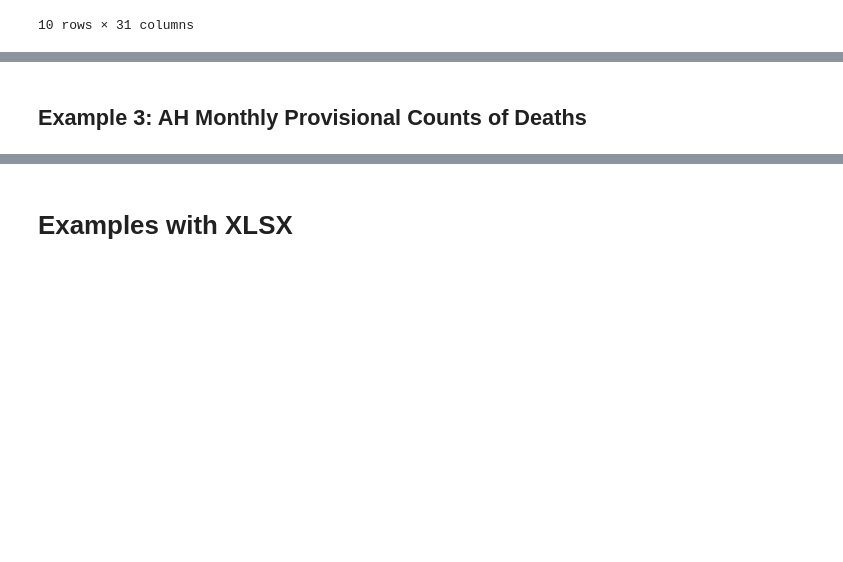
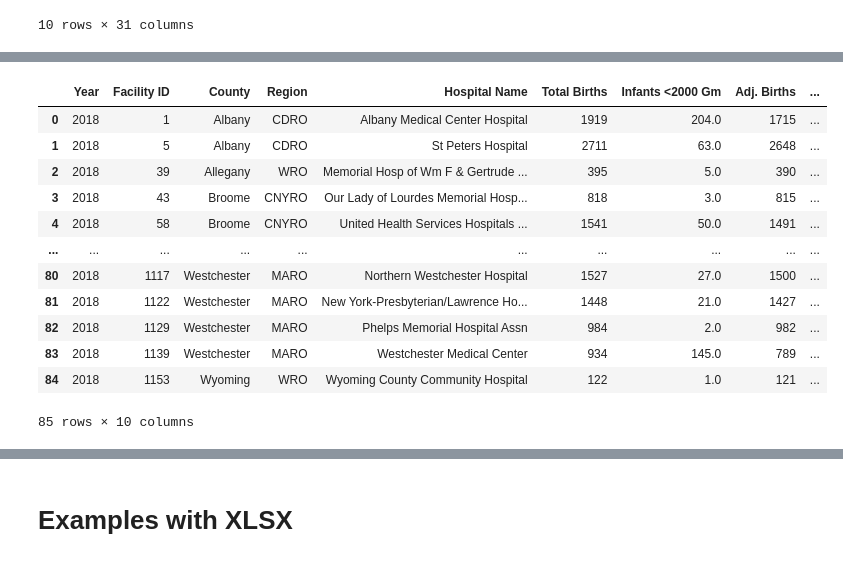
Before and after one commit to EugeneHsiung/datasci_1_loading, a Jupyter notebook: HHA507W1_Intro.ipynb, the cells around one changed output, grey strips where cells are left out. Cells and saved outputs as stored; diff of their text form; code cells hidden in the pictures; blank space fills up the shorter version.

```diff
--- a/HHA507W1_Intro.ipynb
+++ b/HHA507W1_Intro.ipynb
@@ -64,2 +77,2 @@ YouthTobacco.head(10)
 # %%
-SCC = pd.read_csv('ChronicConditions.csv')
+HepB = pd.read_csv('Hepatitis_B_Birth_Dose_Vaccinated_2018.csv')
@@ -70,2 +79,16 @@ SCC [0:10]
-# %% [markdown]
-## Example 3: AH Monthly Provisional Counts of Deaths
+# %%
+HepB
+# %% [output]
+|  | Year | Facility ID | County | Region | Hospital Name | Total Births | Infants <2000 Gm | Adj. Births | ... |
+| 0 | 2018 | 1 | Albany | CDRO | Albany Medical Center Hospital | 1919 | 204.0 | 1715 | ... |
+| 1 | 2018 | 5 | Albany | CDRO | St Peters Hospital | 2711 | 63.0 | 2648 | ... |
+| 2 | 2018 | 39 | Allegany | WRO | Memorial Hosp of Wm F & Gertrude ... | 395 | 5.0 | 390 | ... |
+| 3 | 2018 | 43 | Broome | CNYRO | Our Lady of Lourdes Memorial Hosp... | 818 | 3.0 | 815 | ... |
+| 4 | 2018 | 58 | Broome | CNYRO | United Health Services Hospitals ... | 1541 | 50.0 | 1491 | ... |
+| ... | ... | ... | ... | ... | ... | ... | ... | ... | ... |
+| 80 | 2018 | 1117 | Westchester | MARO | Northern Westchester Hospital | 1527 | 27.0 | 1500 | ... |
+| 81 | 2018 | 1122 | Westchester | MARO | New York-Presbyterian/Lawrence Ho... | 1448 | 21.0 | 1427 | ... |
+| 82 | 2018 | 1129 | Westchester | MARO | Phelps Memorial Hospital Assn | 984 | 2.0 | 982 | ... |
+| 83 | 2018 | 1139 | Westchester | MARO | Westchester Medical Center | 934 | 145.0 | 789 | ... |
+| 84 | 2018 | 1153 | Wyoming | WRO | Wyoming County Community Hospital | 122 | 1.0 | 121 | ... |
+85 rows × 10 columns
```
Also changed, not shown: parts of 57 cells of this notebook.
